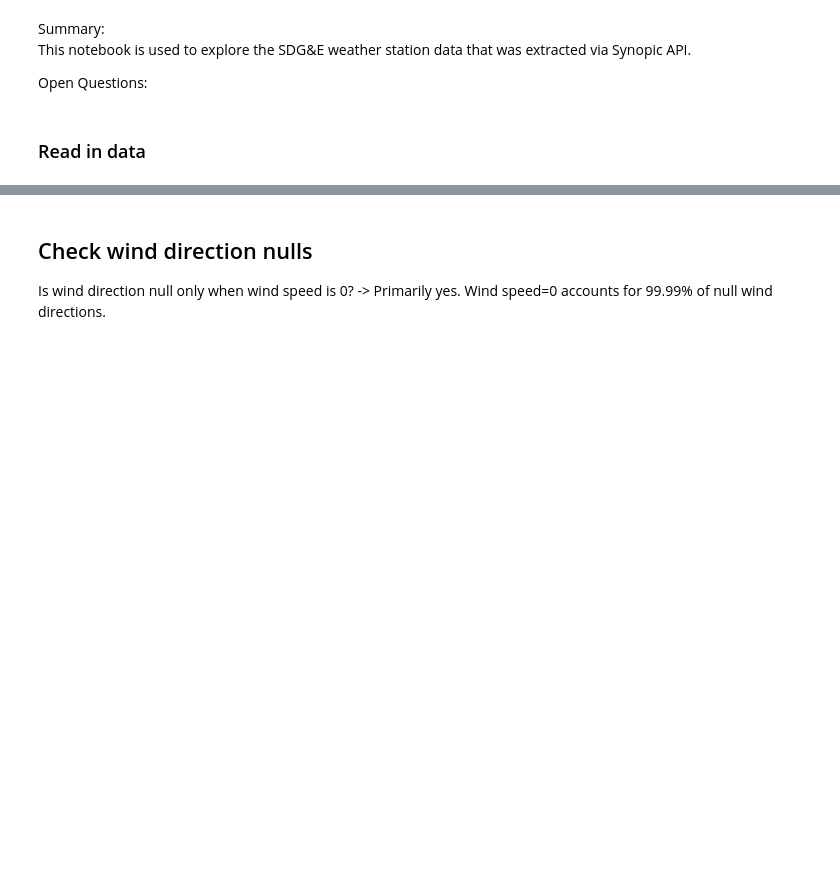
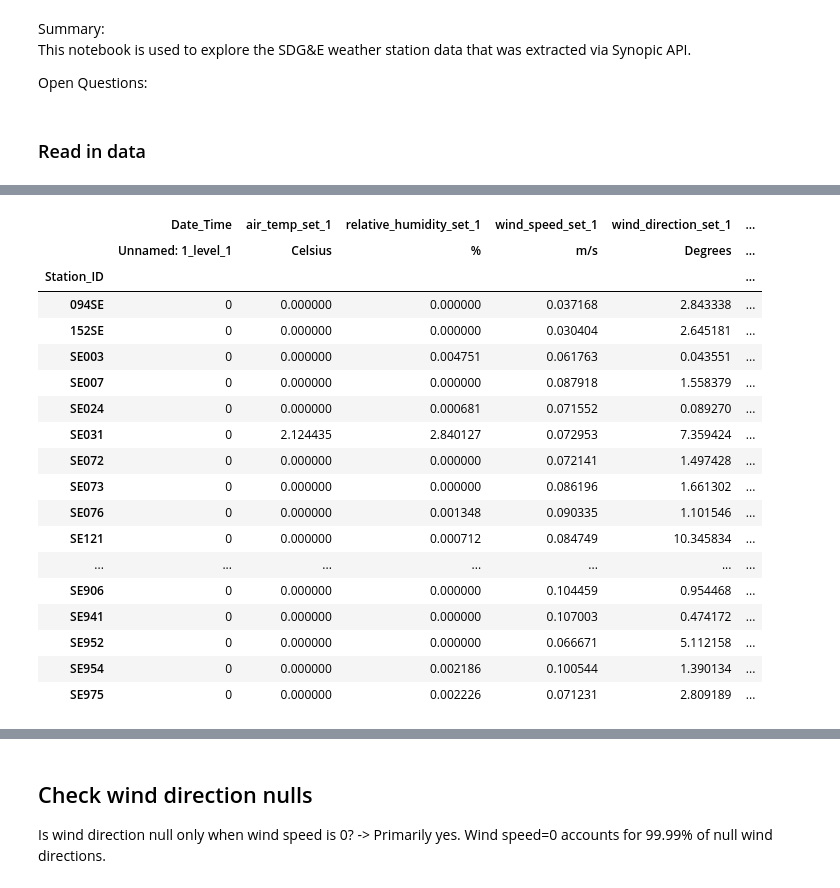
Before and after one commit to shaneluna/smokeynet-engineering, a Jupyter notebook: notebooks/weather/weather_explore.ipynb, the cells around one changed output, grey strips where cells are left out. Saved outputs shown, nothing was run; the diff lists cells and outputs as text; code cells hidden in the pictures; blank space fills up the shorter version.

```diff
--- a/notebooks/weather/weather_explore.ipynb
+++ b/notebooks/weather/weather_explore.ipynb
@@ -51,0 +210,5 @@ Wall time: 14.3 s
+# %%
+%%time
+scedison_station_null_per_df = calc_station_null_percentage(weather_scedison_df)
+scedison_station_null_per_df
+# %% [output]
@@ -51,0 +217,19 @@ Wall time: 14.3 s
+|  | Date_Time | air_temp_set_1 | relative_humidity_set_1 | wind_speed_set_1 | wind_direction_set_1 | ... |
+|  | Unnamed: 1_level_1 | Celsius | % | m/s | Degrees | ... |
+| Station_ID |  |  |  |  |  | ... |
+| 094SE | 0 | 0.000000 | 0.000000 | 0.037168 | 2.843338 | ... |
+| 152SE | 0 | 0.000000 | 0.000000 | 0.030404 | 2.645181 | ... |
+| SE003 | 0 | 0.000000 | 0.004751 | 0.061763 | 0.043551 | ... |
+| SE007 | 0 | 0.000000 | 0.000000 | 0.087918 | 1.558379 | ... |
+| SE024 | 0 | 0.000000 | 0.000681 | 0.071552 | 0.089270 | ... |
+| SE031 | 0 | 2.124435 | 2.840127 | 0.072953 | 7.359424 | ... |
+| SE072 | 0 | 0.000000 | 0.000000 | 0.072141 | 1.497428 | ... |
+| SE073 | 0 | 0.000000 | 0.000000 | 0.086196 | 1.661302 | ... |
+| SE076 | 0 | 0.000000 | 0.001348 | 0.090335 | 1.101546 | ... |
+| SE121 | 0 | 0.000000 | 0.000712 | 0.084749 | 10.345834 | ... |
+| ... | ... | ... | ... | ... | ... | ... |
+| SE906 | 0 | 0.000000 | 0.000000 | 0.104459 | 0.954468 | ... |
+| SE941 | 0 | 0.000000 | 0.000000 | 0.107003 | 0.474172 | ... |
+| SE952 | 0 | 0.000000 | 0.000000 | 0.066671 | 5.112158 | ... |
+| SE954 | 0 | 0.000000 | 0.002186 | 0.100544 | 1.390134 | ... |
+| SE975 | 0 | 0.000000 | 0.002226 | 0.071231 | 2.809189 | ... |
```
Also changed, not shown: parts of 34 cells of this notebook, 5 other files.
